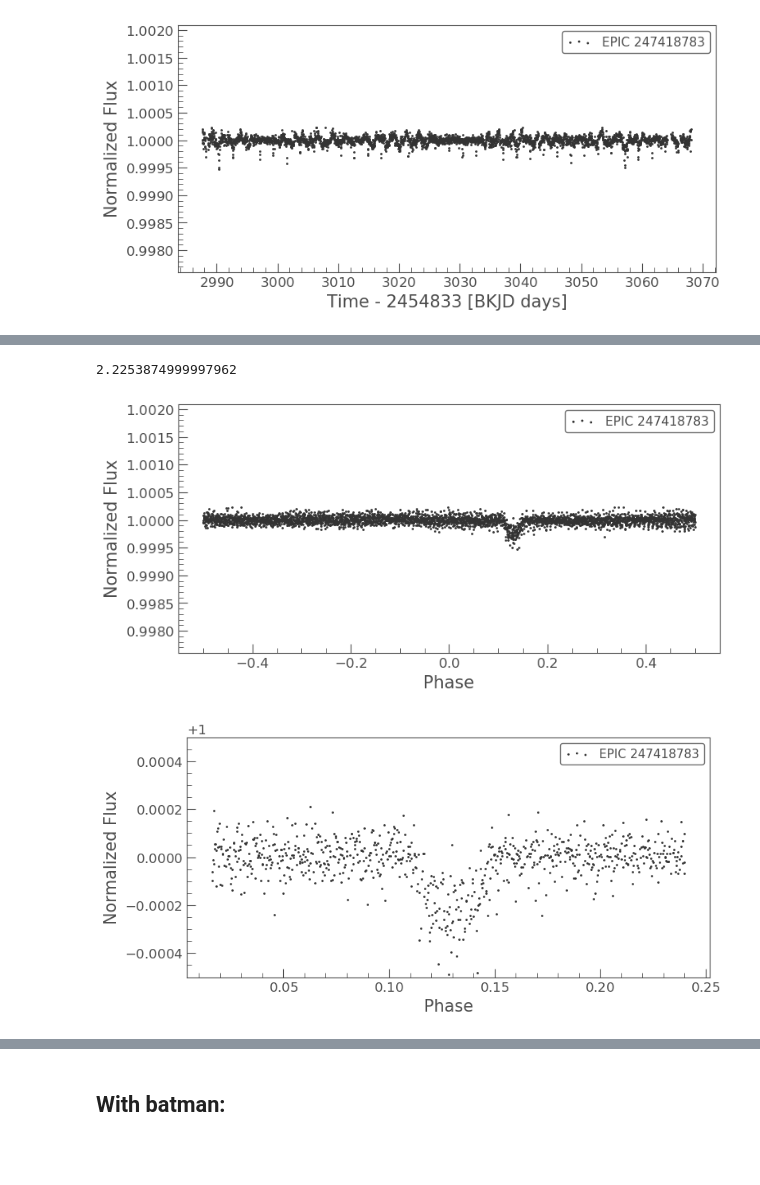
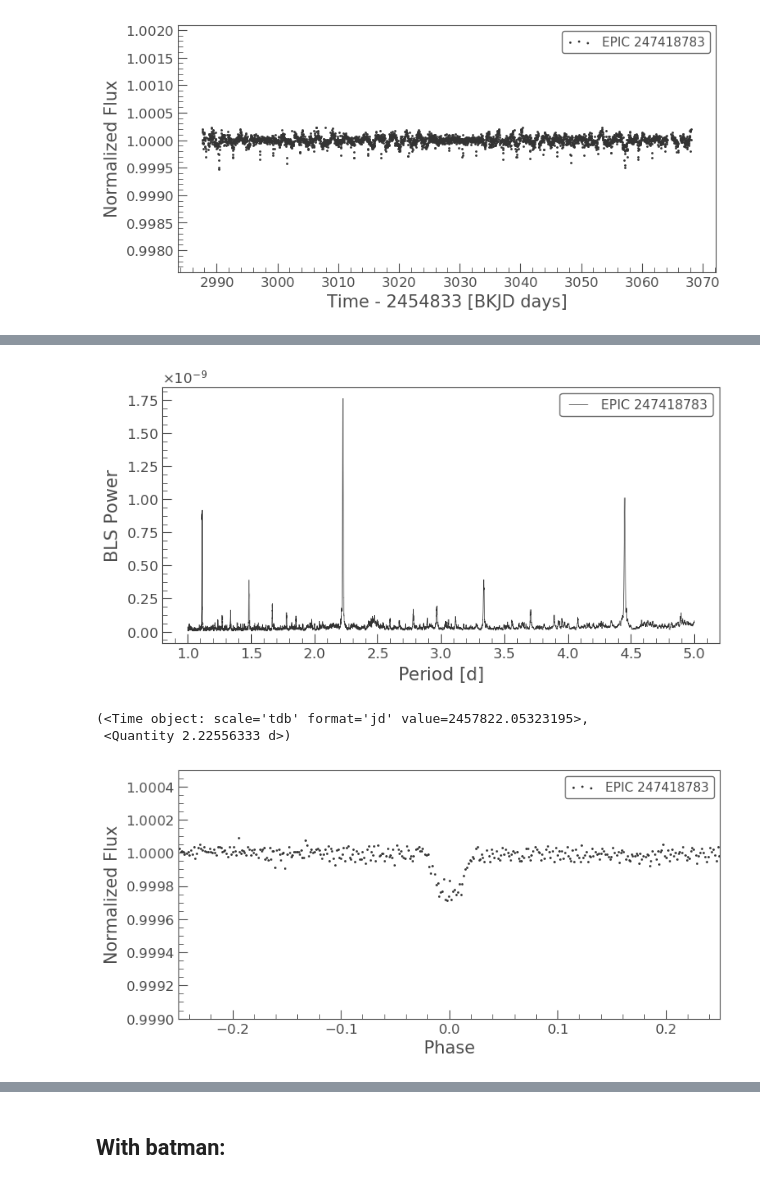
Before and after one commit to PierricJoulot/Astronomy, a Jupyter notebook: Lightcurves/EPIC247418783/EPIC 247418783.ipynb, the cells around one changed output, grey strips where cells are left out. Cells and saved outputs as stored; diff of their text form; code cells hidden in the pictures; blank space fills up the shorter version.

```diff
--- a/Lightcurves/EPIC247418783/EPIC 247418783.ipynb
+++ b/Lightcurves/EPIC247418783/EPIC 247418783.ipynb
@@ -42,17 +24,29 @@ Best Fit Period: 8.9015 days
-# %%
-period_f = period_p / 4
-lcf = corr_lc_f.fold(period=period_f,t0=1.4)
-lcf.scatter()
-lc_transit = lcf[1900:2700]
-ax = lc_transit.scatter()
-ax.set_ylim(0.9995,1.0005)
-ax.plot()
-lcf.time_format = 'jd'
-period_f
-# %% [output]
-2.2253874999997962
-[figure, removed]
-[figure, removed]
+# %%
+corr_lc_f.time_format = 'bjd'
+
+# Creating a file to store the data
+f = open("247418783.txt", "w+")
+
+for i in range(len(corr_lc_f.flux)):
+    L = [str(corr_lc_f.time[i]+2454833), " ", str(corr_lc_f.flux[i]), " ", str(corr_lc_f.flux_err[i]), "\n"]
+    f.writelines(L)
+
+corr_lc_f.time_format = 'bkjd'
+# %%
+pg = corr_lc_f.to_periodogram("bls", minimum_period=1, maximum_period=5, frequency_factor=5, duration=0.05)
+pg.plot();
+# %% [output]
+[figure, added]
+# %%
+lc_transit = corr_lc_f.fold(pg.period_at_max_power.value, pg.transit_time_at_max_power).bin(5)
+lc_transit.scatter()
+plt.xlim([-0.25, 0.25]);
+plt.ylim([0.999, 1.0005]);
+pg.transit_time_at_max_power+corr_lc_f.astropy_time[0], pg.period_at_max_power,
+# %% [output]
+(<Time object: scale='tdb' format='jd' value=2457822.05323195>,
+ <Quantity 2.22556333 d>)
+[figure, added]
 # %%
 import math
 
```
Also changed, not shown: parts of 6 cells of this notebook, 26 other files.
